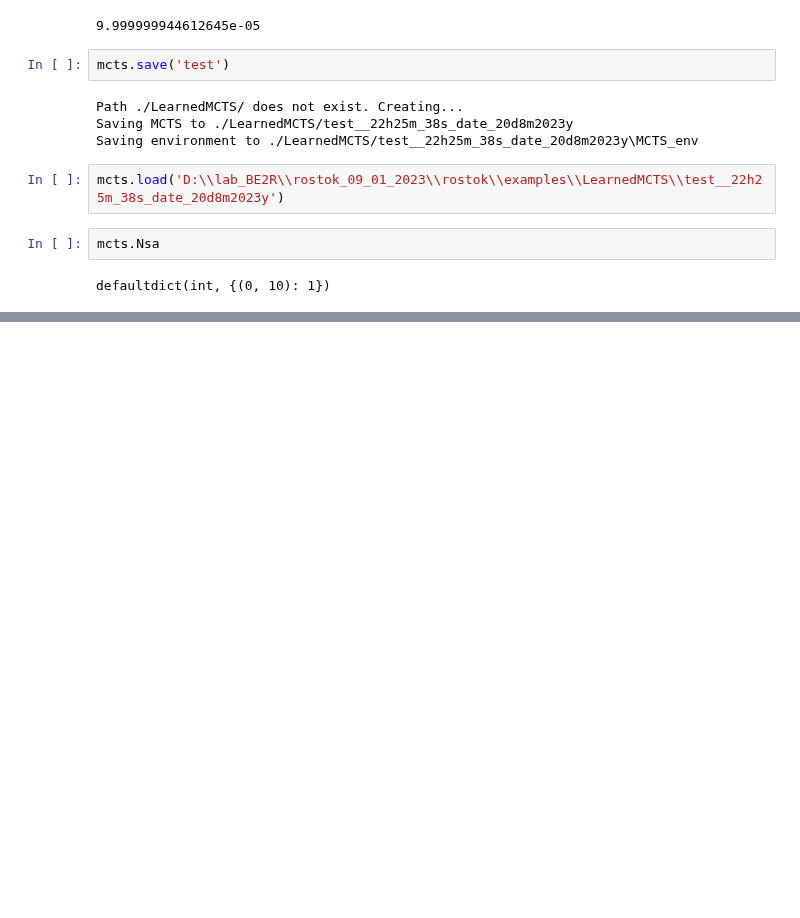
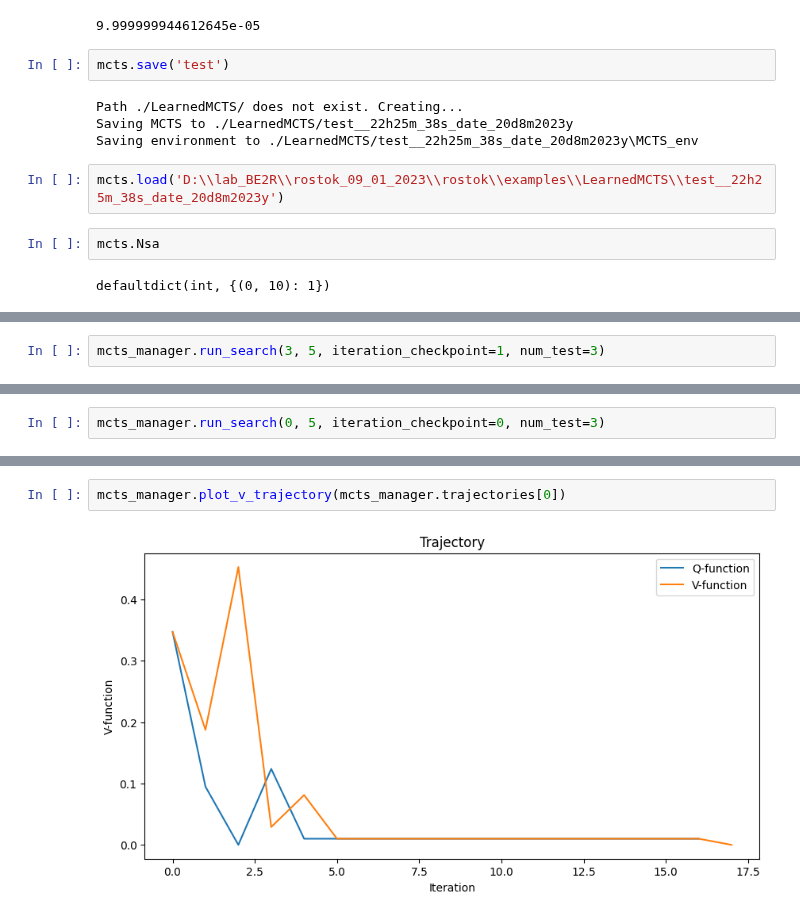
Before and after one commit to aimclub/rostok, a Jupyter notebook: examples/example_new_mcts.ipynb, the cells around one changed output, grey strips where cells are left out. Drawn from its saved outputs; the diff is of its cells as text; blank space fills up the shorter version.

```diff
--- a/examples/example_new_mcts.ipynb
+++ b/examples/example_new_mcts.ipynb
@@ -200,0 +302,2 @@ nan
+# %%
+mcts_manager.run_search(3, 5, iteration_checkpoint=1, num_test=3)
@@ -200,0 +344,2 @@ nan
+# %%
+mcts_manager.run_search(0, 5, iteration_checkpoint=0, num_test=3)
@@ -200,0 +364,4 @@ nan
+# %%
+mcts_manager.plot_v_trajectory(mcts_manager.trajectories[0])
+# %% [output]
+[figure, added]
```
Also changed, not shown: parts of 23 cells of this notebook, 19 other files.
